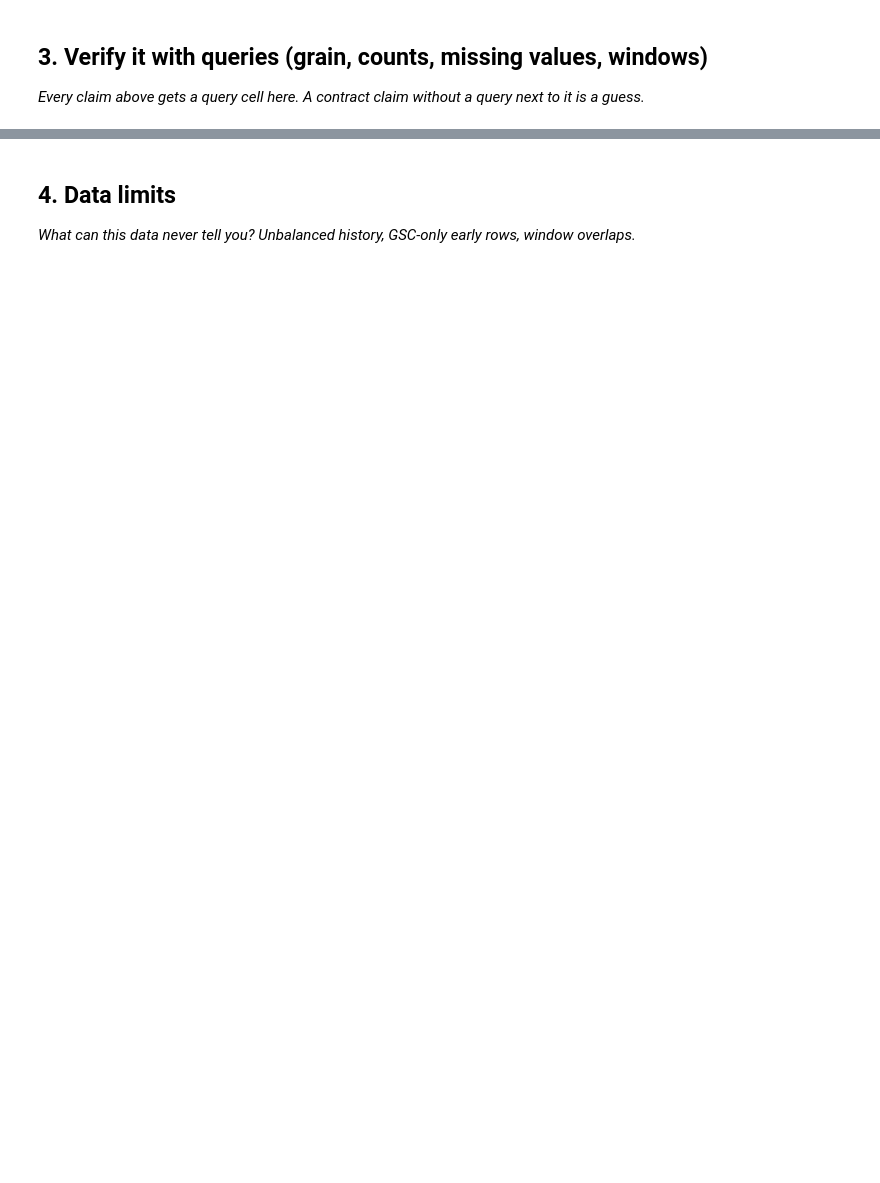
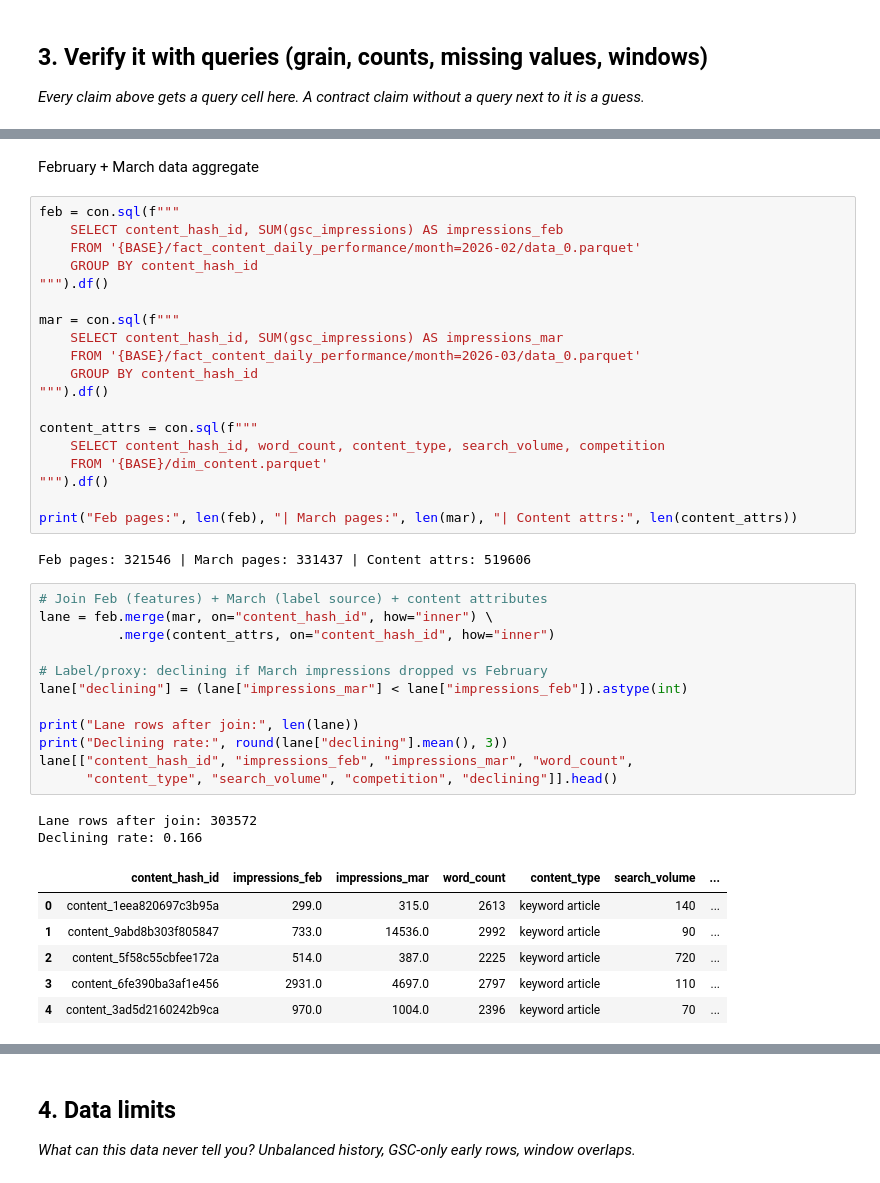
Before and after one commit to ishuum13-star/flyrank-ml-internship-v3, a Jupyter notebook: work/notebooks/w03_data_contract.ipynb, the cells around one changed output, grey strips where cells are left out. Drawn from its saved outputs; the diff is of its cells as text; blank space fills up the shorter version.

```diff
--- a/work/notebooks/w03_data_contract.ipynb
+++ b/work/notebooks/w03_data_contract.ipynb
@@ -29,0 +170,44 @@ This skeleton is yours to fill. Work the sections **in order** — each one has
+# %% [markdown]
+February + March data aggregate
+# %%
+feb = con.sql(f"""
+    SELECT content_hash_id, SUM(gsc_impressions) AS impressions_feb
+    FROM '{BASE}/fact_content_daily_performance/month=2026-02/data_0.parquet'
+    GROUP BY content_hash_id
+""").df()
+
+mar = con.sql(f"""
+    SELECT content_hash_id, SUM(gsc_impressions) AS impressions_mar
+    FROM '{BASE}/fact_content_daily_performance/month=2026-03/data_0.parquet'
+    GROUP BY content_hash_id
+""").df()
+
+content_attrs = con.sql(f"""
+    SELECT content_hash_id, word_count, content_type, search_volume, competition
+    FROM '{BASE}/dim_content.parquet'
+""").df()
+
+print("Feb pages:", len(feb), "| March pages:", len(mar), "| Content attrs:", len(content_attrs))
+# %% [output]
+Feb pages: 321546 | March pages: 331437 | Content attrs: 519606
+# %%
+# Join Feb (features) + March (label source) + content attributes
+lane = feb.merge(mar, on="content_hash_id", how="inner") \
+          .merge(content_attrs, on="content_hash_id", how="inner")
+
+# Label/proxy: declining if March impressions dropped vs February
+lane["declining"] = (lane["impressions_mar"] < lane["impressions_feb"]).astype(int)
+
+print("Lane rows after join:", len(lane))
+print("Declining rate:", round(lane["declining"].mean(), 3))
+lane[["content_hash_id", "impressions_feb", "impressions_mar", "word_count",
+      "content_type", "search_volume", "competition", "declining"]].head()
+# %% [output]
+Lane rows after join: 303572
+Declining rate: 0.166
+|  | content_hash_id | impressions_feb | impressions_mar | word_count | content_type | search_volume | ... |
+| 0 | content_1eea820697c3b95a | 299.0 | 315.0 | 2613 | keyword article | 140 | ... |
+| 1 | content_9abd8b303f805847 | 733.0 | 14536.0 | 2992 | keyword article | 90 | ... |
+| 2 | content_5f58c55cbfee172a | 514.0 | 387.0 | 2225 | keyword article | 720 | ... |
+| 3 | content_6fe390ba3af1e456 | 2931.0 | 4697.0 | 2797 | keyword article | 110 | ... |
+| 4 | content_3ad5d2160242b9ca | 970.0 | 1004.0 | 2396 | keyword article | 70 | ... |
```
Also changed, not shown: parts of 26 cells of this notebook.
